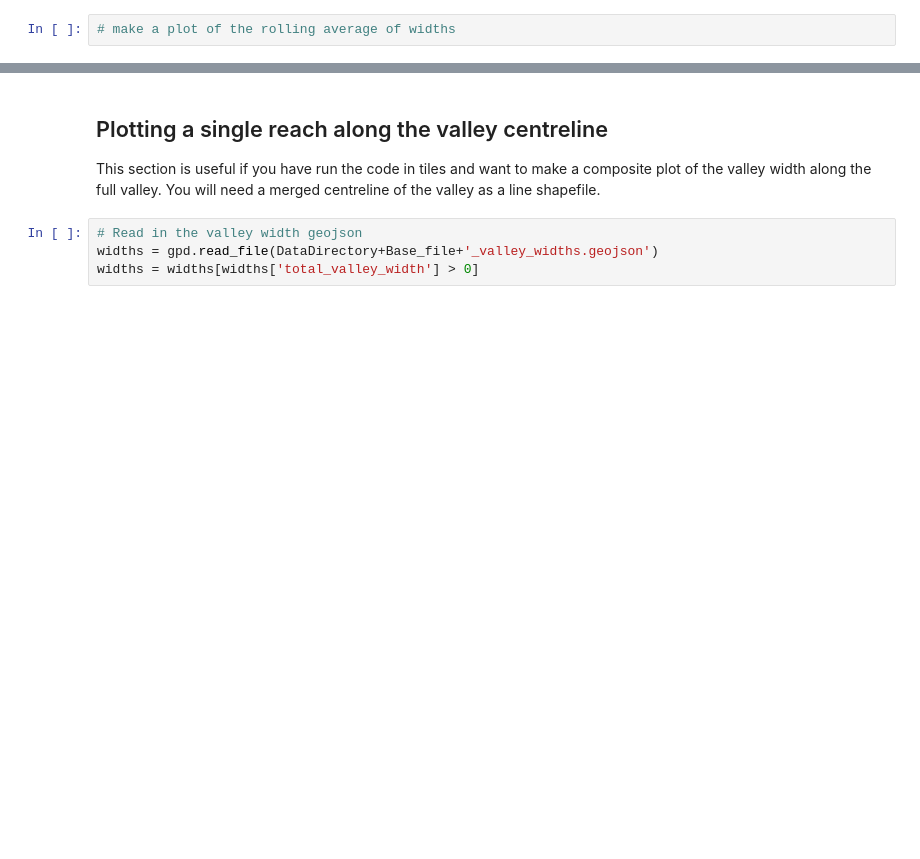
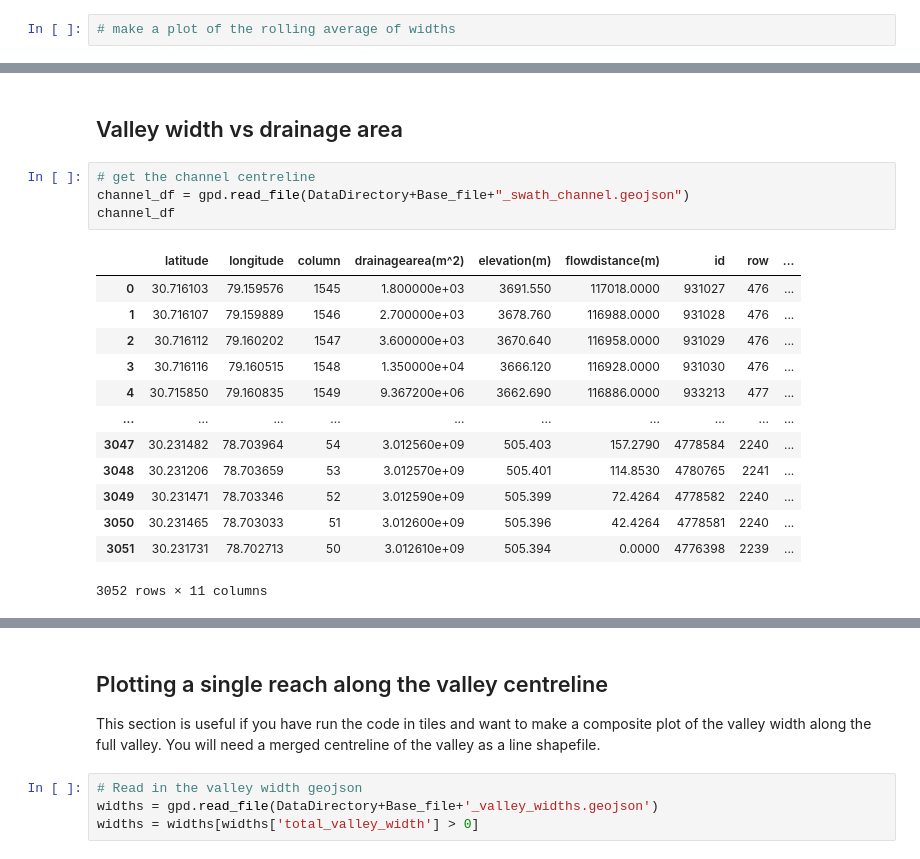
Before and after one commit to LSDtopotools/lsdtt_notebooks, a Jupyter notebook: lsdviztools/valley_analysis/plot-valley-analysis.ipynb, the cells around one changed output, grey strips where cells are left out. Saved outputs shown, nothing was run; the diff lists cells and outputs as text; blank space fills up the shorter version.

```diff
--- a/lsdviztools/valley_analysis/plot-valley-analysis.ipynb
+++ b/lsdviztools/valley_analysis/plot-valley-analysis.ipynb
@@ -87,2 +94,22 @@ plt.show()
+# %% [markdown]
+## Valley width vs drainage area
+# %%
+# get the channel centreline
+channel_df = gpd.read_file(DataDirectory+Base_file+"_swath_channel.geojson")
+channel_df
+# %% [output]
+|  | latitude | longitude | column | drainagearea(m^2) | elevation(m) | flowdistance(m) | id | row | ... |
+| 0 | 30.716103 | 79.159576 | 1545 | 1.800000e+03 | 3691.550 | 117018.0000 | 931027 | 476 | ... |
+| 1 | 30.716107 | 79.159889 | 1546 | 2.700000e+03 | 3678.760 | 116988.0000 | 931028 | 476 | ... |
+| 2 | 30.716112 | 79.160202 | 1547 | 3.600000e+03 | 3670.640 | 116958.0000 | 931029 | 476 | ... |
+| 3 | 30.716116 | 79.160515 | 1548 | 1.350000e+04 | 3666.120 | 116928.0000 | 931030 | 476 | ... |
+| 4 | 30.715850 | 79.160835 | 1549 | 9.367200e+06 | 3662.690 | 116886.0000 | 933213 | 477 | ... |
+| ... | ... | ... | ... | ... | ... | ... | ... | ... | ... |
+| 3047 | 30.231482 | 78.703964 | 54 | 3.012560e+09 | 505.403 | 157.2790 | 4778584 | 2240 | ... |
+| 3048 | 30.231206 | 78.703659 | 53 | 3.012570e+09 | 505.401 | 114.8530 | 4780765 | 2241 | ... |
+| 3049 | 30.231471 | 78.703346 | 52 | 3.012590e+09 | 505.399 | 72.4264 | 4778582 | 2240 | ... |
+| 3050 | 30.231465 | 78.703033 | 51 | 3.012600e+09 | 505.396 | 42.4264 | 4778581 | 2240 | ... |
+| 3051 | 30.231731 | 78.702713 | 50 | 3.012610e+09 | 505.394 | 0.0000 | 4776398 | 2239 | ... |
+3052 rows × 11 columns
 # %%
 widths
```
Also changed, not shown: parts of 9 cells of this notebook, 1 other file.
